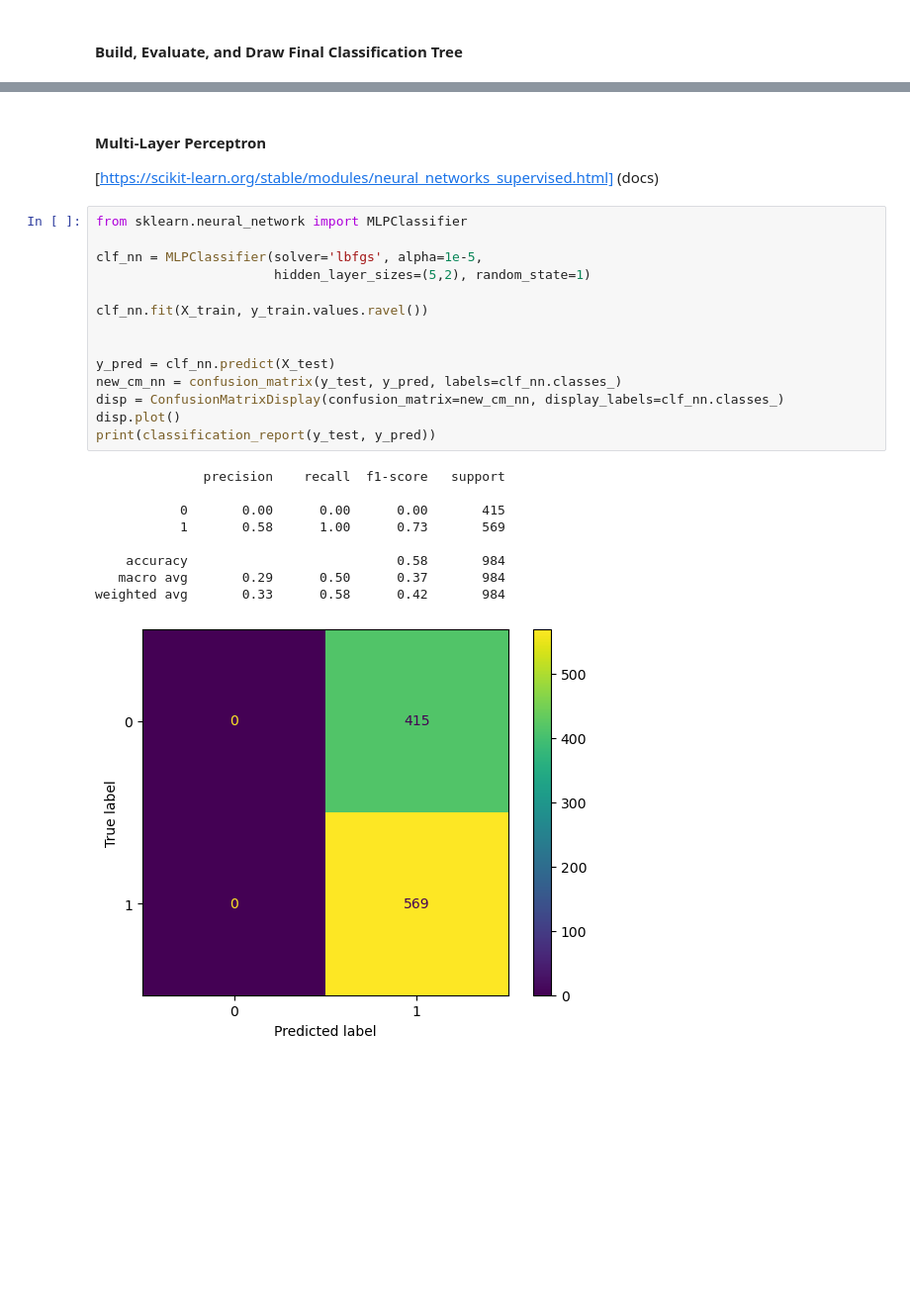
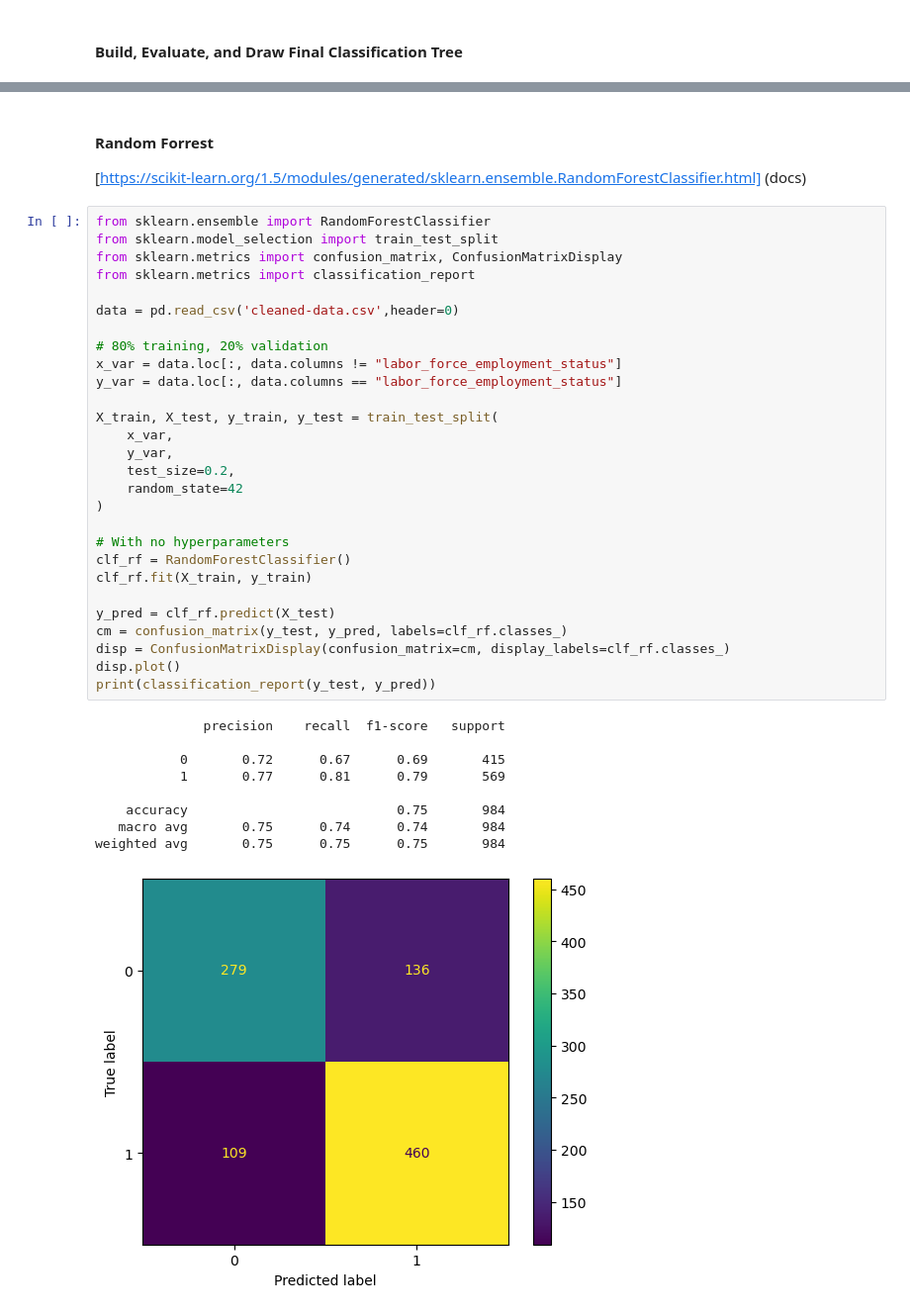
Before and after one commit to 04AJ/vocational-rehab, a Jupyter notebook: notebook.ipynb, the cells around one changed output, grey strips where cells are left out. Shown at 99% size. Saved outputs shown, nothing was run; the diff lists cells and outputs as text; blank space fills up the shorter version.

```diff
--- a/notebook.ipynb
+++ b/notebook.ipynb
@@ -352,27 +450,41 @@ NameError: name 'DecisionTreeClassifier' is not defined
 # %% [markdown]
-#### Multi-Layer Perceptron
-[https://scikit-learn.org/stable/modules/neural_networks_supervised.html] (docs)
+#### Random Forrest
+[https://scikit-learn.org/1.5/modules/generated/sklearn.ensemble.RandomForestClassifier.html] (docs)
-# %%
-from sklearn.neural_network import MLPClassifier
-
-clf_nn = MLPClassifier(solver='lbfgs', alpha=1e-5,
-                       hidden_layer_sizes=(5,2), random_state=1)
-
-clf_nn.fit(X_train, y_train.values.ravel())
-
-
-y_pred = clf_nn.predict(X_test)
-new_cm_nn = confusion_matrix(y_test, y_pred, labels=clf_nn.classes_)
-disp = ConfusionMatrixDisplay(confusion_matrix=new_cm_nn, display_labels=clf_nn.classes_)
-disp.plot()
-print(classification_report(y_test, y_pred))
-# %% [output]
-              precision    recall  f1-score   support
-
-           0       0.00      0.00      0.00       415
-           1       0.58      1.00      0.73       569
-
-    accuracy                           0.58       984
-   macro avg       0.29      0.50      0.37       984
-weighted avg       0.33      0.58      0.42       984
-[figure, removed]
+# %%
+from sklearn.ensemble import RandomForestClassifier
+from sklearn.model_selection import train_test_split
+from sklearn.metrics import confusion_matrix, ConfusionMatrixDisplay
+from sklearn.metrics import classification_report
+
+data = pd.read_csv('cleaned-data.csv',header=0)
+
+# 80% training, 20% validation
+x_var = data.loc[:, data.columns != "labor_force_employment_status"]
+y_var = data.loc[:, data.columns == "labor_force_employment_status"]
+
+X_train, X_test, y_train, y_test = train_test_split(
+    x_var,
+    y_var,
+    test_size=0.2,
+    random_state=42
+)
+
+# With no hyperparameters
+clf_rf = RandomForestClassifier()
+clf_rf.fit(X_train, y_train)
+
+y_pred = clf_rf.predict(X_test)
+cm = confusion_matrix(y_test, y_pred, labels=clf_rf.classes_)
+disp = ConfusionMatrixDisplay(confusion_matrix=cm, display_labels=clf_rf.classes_)
+disp.plot()
+print(classification_report(y_test, y_pred))
+# %% [output]
+              precision    recall  f1-score   support
+
+           0       0.72      0.67      0.69       415
+           1       0.77      0.81      0.79       569
+
+    accuracy                           0.75       984
+   macro avg       0.75      0.74      0.74       984
+weighted avg       0.75      0.75      0.75       984
+[figure, added]
```
Also changed, not shown: parts of 10 cells of this notebook, 4 other files.
